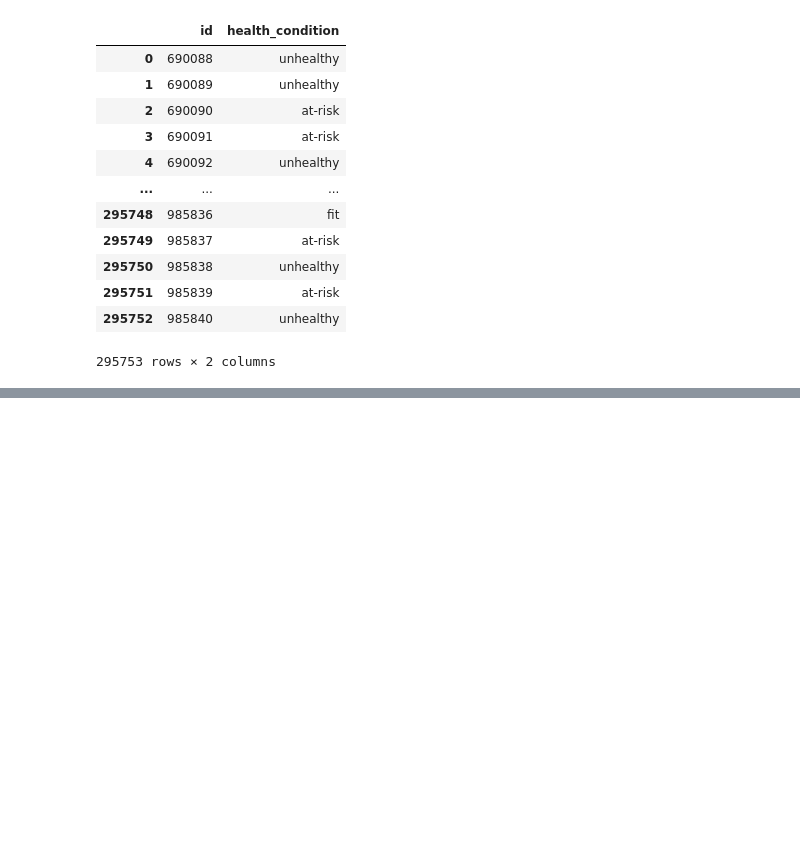
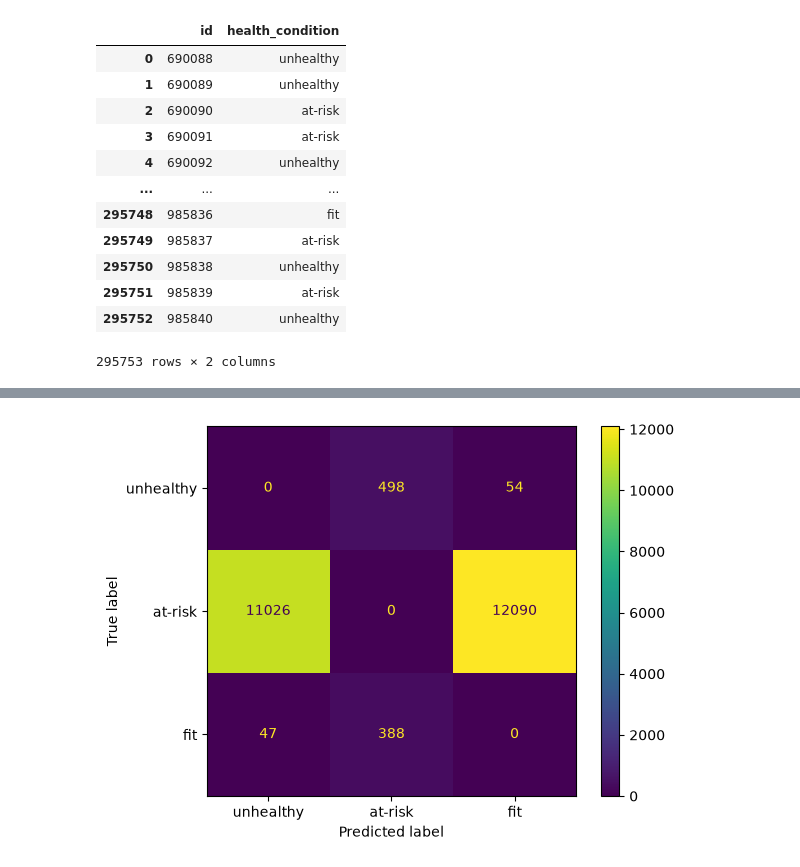
Before and after one commit to abhi-neelam/Kaggle-Notebooks, a Jupyter notebook: Classification/Student Health Risk/train/adaboost.ipynb, the cells around one changed output, grey strips where cells are left out. Drawn from its saved outputs; the diff is of its cells as text; code cells hidden in the pictures; blank space fills up the shorter version.

```diff
--- a/Classification/Student Health Risk/train/adaboost.ipynb
+++ b/Classification/Student Health Risk/train/adaboost.ipynb
@@ -58,18 +64,18 @@ train_sample_weight = compute_sample_weight(class_weight="balanced", y=y_train)
 valid_sample_weight = compute_sample_weight(class_weight="balanced", y=y_valid)
 y_sample_weight = compute_sample_weight(class_weight="balanced", y=y)
 
-model = AdaBoostClassifier(n_estimators=100, learning_rate=1.0)
-model.fit(X_train, y_train, sample_weight=train_sample_weight)
+model_base = AdaBoostClassifier(n_estimators=100, learning_rate=1.0)
+model_base.fit(X_train, y_train, sample_weight=train_sample_weight)
 
-joblib.dump(model, '../models/adaboost_80.pkl')
+joblib.dump(model_base, '../models/adaboost_80.pkl')
 # %% [output]
 ['../models/adaboost_80.pkl']
 # %%
 from sklearn.metrics import balanced_accuracy_score
 
-y_pred = model.predict(X_valid)
+y_valid_pred = model_base.predict(X_valid)
 
-val_score = balanced_accuracy_score(y_valid, y_pred, sample_weight=valid_sample_weight)
+val_score = balanced_accuracy_score(y_valid, y_valid_pred, sample_weight=valid_sample_weight)
 print("Validation Balanced Accuracy:", val_score)
 # %% [output]
 Validation Balanced Accuracy: 0.9007373204183504
@@ -102,0 +123,8 @@ df_submission
+# %%
+cm = confusion_matrix(y_valid, y_valid_pred, labels=model_base.classes_)
+off_diag_cm = cm*(1-np.identity(3).astype(int))
+disp = ConfusionMatrixDisplay(confusion_matrix=off_diag_cm, display_labels=['unhealthy', 'at-risk', 'fit'])
+disp.plot(values_format='')
+plt.show()
+# %% [output]
+[figure, added]
```
Also changed, not shown: parts of 3 cells of this notebook, 7 other files.
